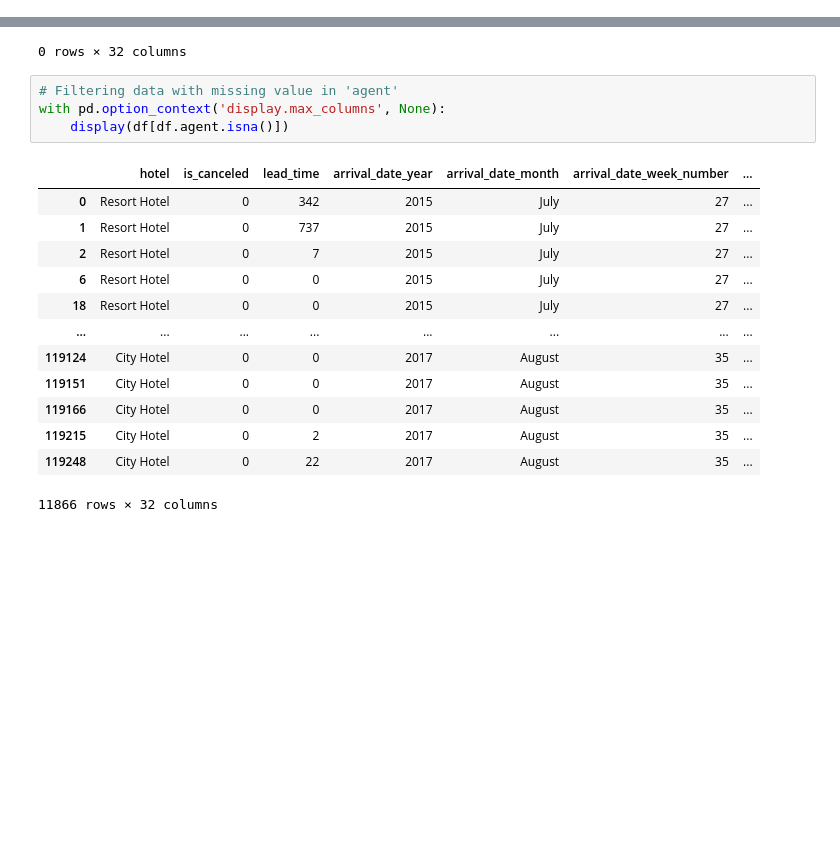
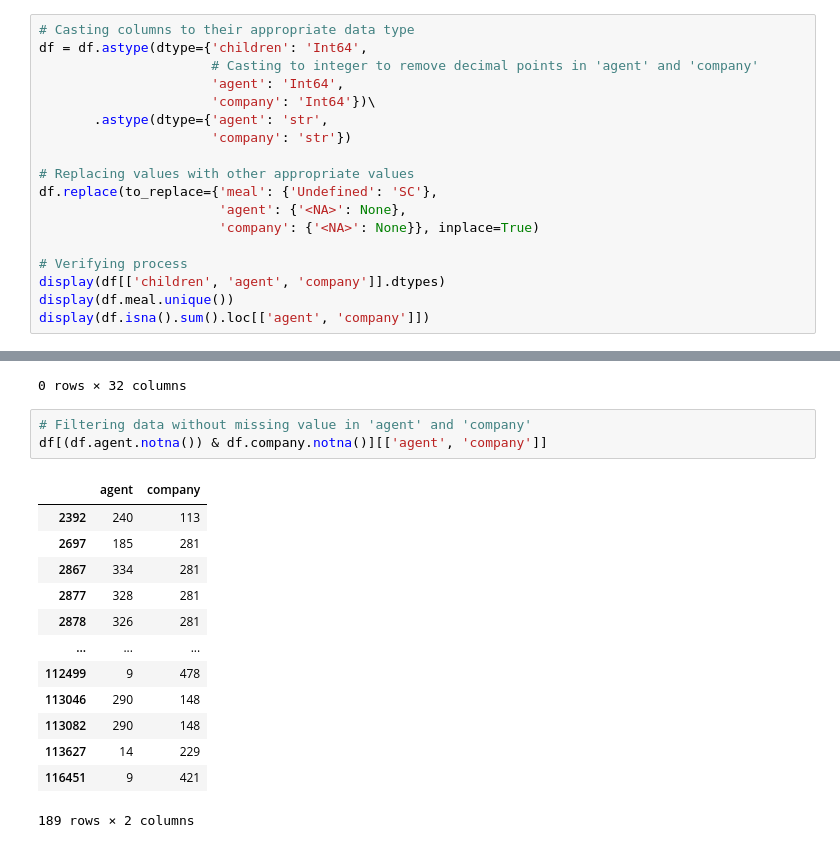
Before and after one commit to garudapaksi-yusuf/Hotel_Booking_Demand, a Jupyter notebook: Hotel_Bookings.ipynb, the cells around one changed output, grey strips where cells are left out. Saved outputs shown, nothing was run; the diff lists cells and outputs as text; blank space fills up the shorter version.

Commit message:
data correlation (WIP)

```diff
--- a/Hotel_Bookings.ipynb
+++ b/Hotel_Bookings.ipynb
@@ -265,0 +268,18 @@ df[df.duplicated()]
+# %%
+# Casting columns to their appropriate data type
+df = df.astype(dtype={'children': 'Int64',
+                      # Casting to integer to remove decimal points in 'agent' and 'company'
+                      'agent': 'Int64',
+                      'company': 'Int64'})\
+       .astype(dtype={'agent': 'str',
+                      'company': 'str'})
+
+# Replacing values with other appropriate values
+df.replace(to_replace={'meal': {'Undefined': 'SC'},
+                       'agent': {'<NA>': None},
+                       'company': {'<NA>': None}}, inplace=True)
+
+# Verifying process
+display(df[['children', 'agent', 'company']].dtypes)
+display(df.meal.unique())
+display(df.isna().sum().loc[['agent', 'company']])
@@ -362,20 +595,19 @@ df[df.country.isna()]
 |  | hotel | is_canceled | lead_time | arrival_date_year | arrival_date_month | arrival_date_week_number | ... |
 0 rows × 32 columns
 # %%
-# Filtering data with missing value in 'agent'
-with pd.option_context('display.max_columns', None):
-    display(df[df.agent.isna()])
+# Filtering data without missing value in 'agent' and 'company'
+df[(df.agent.notna()) & df.company.notna()][['agent', 'company']]
 # %% [output]
-|  | hotel | is_canceled | lead_time | arrival_date_year | arrival_date_month | arrival_date_week_number | ... |
-| 0 | Resort Hotel | 0 | 342 | 2015 | July | 27 | ... |
-| 1 | Resort Hotel | 0 | 737 | 2015 | July | 27 | ... |
-| 2 | Resort Hotel | 0 | 7 | 2015 | July | 27 | ... |
-| 6 | Resort Hotel | 0 | 0 | 2015 | July | 27 | ... |
-| 18 | Resort Hotel | 0 | 0 | 2015 | July | 27 | ... |
-| ... | ... | ... | ... | ... | ... | ... | ... |
-| 119124 | City Hotel | 0 | 0 | 2017 | August | 35 | ... |
-| 119151 | City Hotel | 0 | 0 | 2017 | August | 35 | ... |
-| 119166 | City Hotel | 0 | 0 | 2017 | August | 35 | ... |
-| 119215 | City Hotel | 0 | 2 | 2017 | August | 35 | ... |
-| 119248 | City Hotel | 0 | 22 | 2017 | August | 35 | ... |
+|  | agent | company |
+| 2392 | 240 | 113 |
+| 2697 | 185 | 281 |
+| 2867 | 334 | 281 |
+| 2877 | 328 | 281 |
+| 2878 | 326 | 281 |
+| ... | ... | ... |
+| 112499 | 9 | 478 |
+| 113046 | 290 | 148 |
+| 113082 | 290 | 148 |
+| 113627 | 14 | 229 |
+| 116451 | 9 | 421 |
-11866 rows × 32 columns
+189 rows × 2 columns
```
Also changed, not shown: parts of 34 cells of this notebook.
